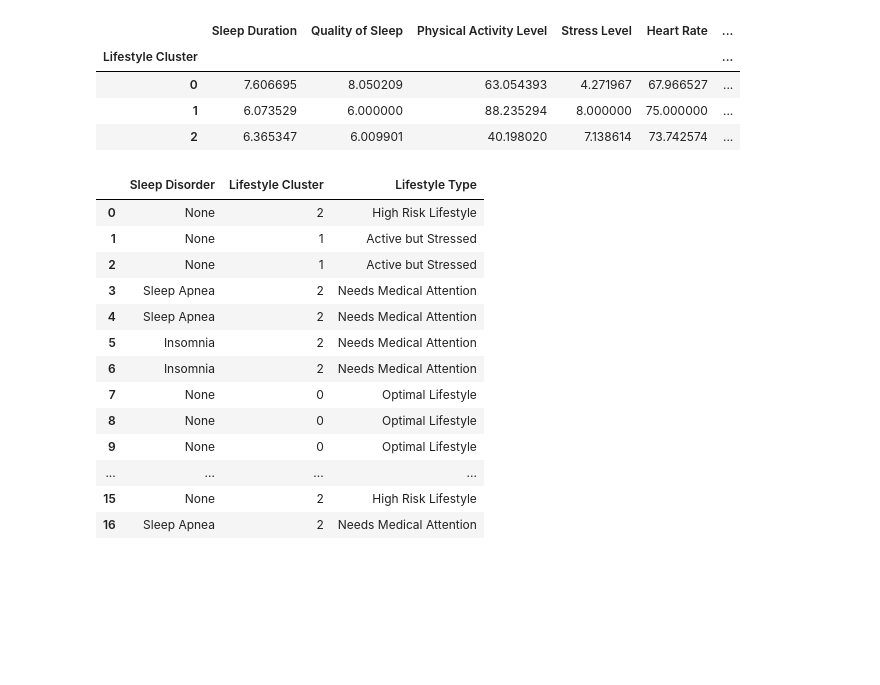
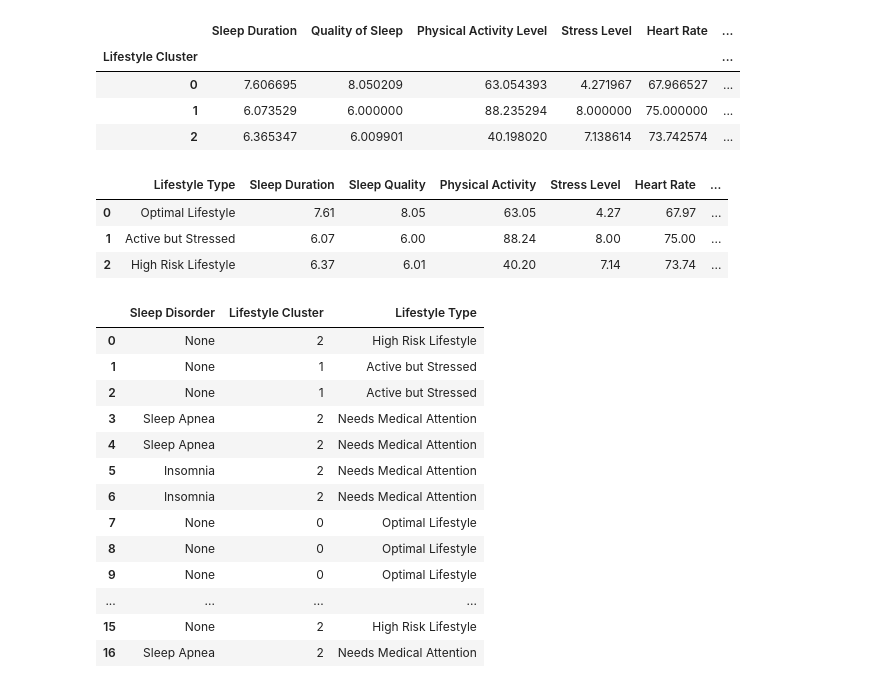
Before and after one commit to aryandhiman01/Lifestyle_Dynamics_Framework, a Jupyter notebook: task.ipynb, the cells around one changed output. Cells and saved outputs as stored; diff of their text form; code cells hidden in the pictures; blank space fills up the shorter version.

```diff
--- a/task.ipynb
+++ b/task.ipynb
@@ -952,6 +1007,59 @@ cluster_summary
 | 0 | 7.606695 | 8.050209 | 63.054393 | 4.271967 | 67.966527 | ... |
 | 1 | 6.073529 | 6.000000 | 88.235294 | 8.000000 | 75.000000 | ... |
 | 2 | 6.365347 | 6.009901 | 40.198020 | 7.138614 | 73.742574 | ... |
+# %%
+cluster_profile = pd.DataFrame({
+
+    "Lifestyle Type": [
+        "Optimal Lifestyle",
+        "Active but Stressed",
+        "High Risk Lifestyle"
+    ],
+
+    "Sleep Duration": [
+        round(cluster_summary.loc[0, "Sleep Duration"], 2),
+        round(cluster_summary.loc[1, "Sleep Duration"], 2),
+        round(cluster_summary.loc[2, "Sleep Duration"], 2)
+    ],
+
+    "Sleep Quality": [
+        round(cluster_summary.loc[0, "Quality of Sleep"], 2),
+        round(cluster_summary.loc[1, "Quality of Sleep"], 2),
+        round(cluster_summary.loc[2, "Quality of Sleep"], 2)
+    ],
+
+    "Physical Activity": [
+        round(cluster_summary.loc[0, "Physical Activity Level"], 2),
+        round(cluster_summary.loc[1, "Physical Activity Level"], 2),
+        round(cluster_summary.loc[2, "Physical Activity Level"], 2)
+    ],
+
+    "Stress Level": [
+        round(cluster_summary.loc[0, "Stress Level"], 2),
+        round(cluster_summary.loc[1, "Stress Level"], 2),
+        round(cluster_summary.loc[2, "Stress Level"], 2)
+    ],
+
+    "Heart Rate": [
+        round(cluster_summary.loc[0, "Heart Rate"], 2),
+        round(cluster_summary.loc[1, "Heart Rate"], 2),
+        round(cluster_summary.loc[2, "Heart Rate"], 2)
+    ],
+
+    "Daily Steps": [
+        round(cluster_summary.loc[0, "Daily Steps"], 0),
+        round(cluster_summary.loc[1, "Daily Steps"], 0),
+        round(cluster_summary.loc[2, "Daily Steps"], 0)
+    ]
+
+})
+
+cluster_profile
+# %% [output]
+|  | Lifestyle Type | Sleep Duration | Sleep Quality | Physical Activity | Stress Level | Heart Rate | ... |
+| 0 | Optimal Lifestyle | 7.61 | 8.05 | 63.05 | 4.27 | 67.97 | ... |
+| 1 | Active but Stressed | 6.07 | 6.00 | 88.24 | 8.00 | 75.00 | ... |
+| 2 | High Risk Lifestyle | 6.37 | 6.01 | 40.20 | 7.14 | 73.74 | ... |
 # %%
 # Cluster Names
 cluster_names = {
```
Also changed, not shown: parts of 9 cells of this notebook, 3 other files.
